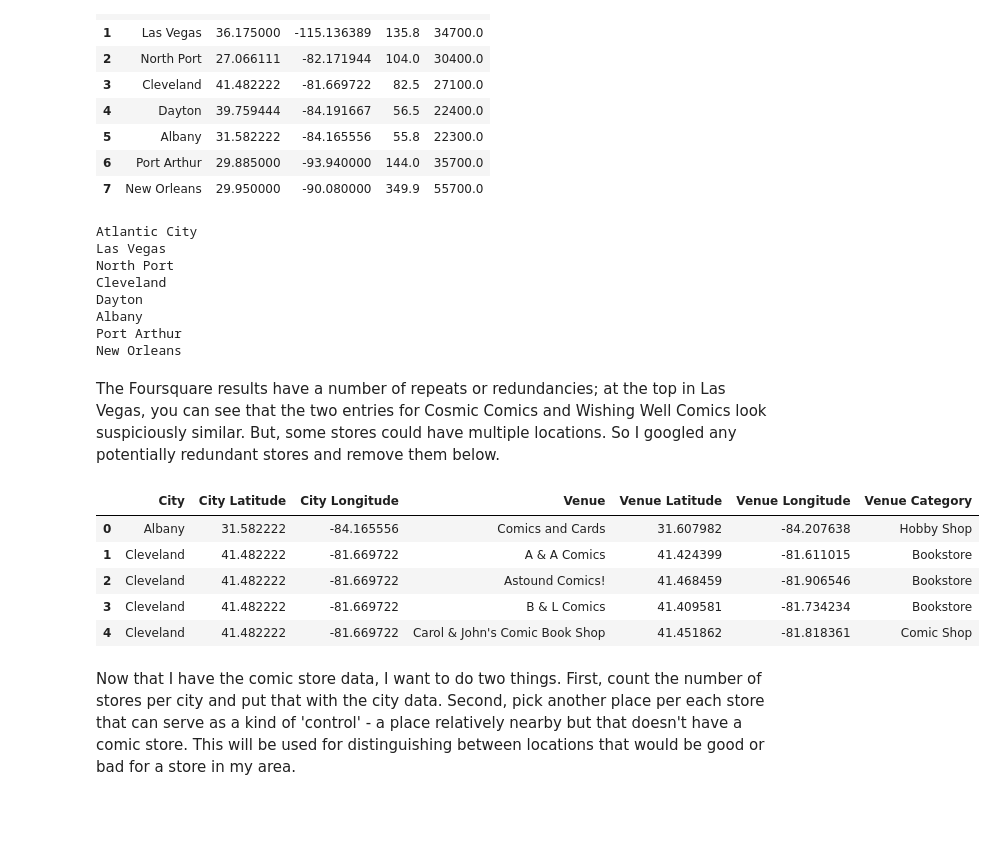
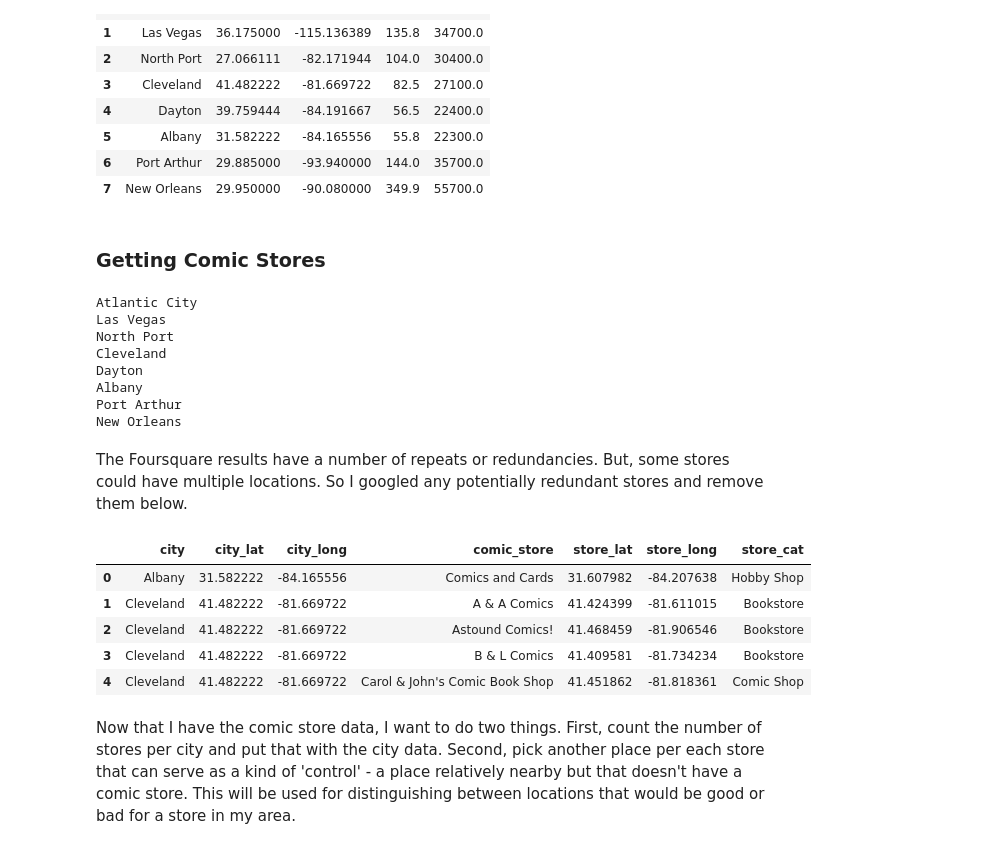
Before and after one commit to akonkel/Coursera_Capstone, a Jupyter notebook: capstone_notebook.ipynb, the cells around one changed output. Saved outputs shown, nothing was run; the diff lists cells and outputs as text; code cells hidden in the pictures; blank space fills up the shorter version.

```diff
--- a/capstone_notebook.ipynb
+++ b/capstone_notebook.ipynb
@@ -96,6 +98,8 @@ geo_data
 | 5 | Albany | 31.582222 | -84.165556 | 55.8 | 22300.0 |
 | 6 | Port Arthur | 29.885000 | -93.940000 | 144.0 | 35700.0 |
 | 7 | New Orleans | 29.950000 | -90.080000 | 349.9 | 55700.0 |
+# %% [markdown]
+### Getting Comic Stores
 # %%
 # I don't expect there to be more than, say, 10 comic stores in any city.  But I'll allow up to 50
 LIMIT = 50
@@ -163,13 +167,14 @@ Albany
 Port Arthur
 New Orleans
 # %% [markdown]
-The Foursquare results have a number of repeats or redundancies; at the top in Las Vegas, you can see that the two entries for Cosmic Comics and Wishing Well Comics look suspiciously similar.  But, some stores could have multiple locations.  So I googled any potentially redundant stores and remove them below.
+The Foursquare results have a number of repeats or redundancies.  But, some stores could have multiple locations.  So I googled any potentially redundant stores and remove them below.
 # %%
 redundant_rows = [11,22,23,35,36,41,57,62,67]
 final_stores = stores.drop(redundant_rows).reset_index(drop=True)
+final_stores.columns = ['city', 'city_lat', 'city_long', 'comic_store', 'store_lat', 'store_long', 'store_cat']
 final_stores.head()
 # %% [output]
-|  | City | City Latitude | City Longitude | Venue | Venue Latitude | Venue Longitude | Venue Category |
+|  | city | city_lat | city_long | comic_store | store_lat | store_long | store_cat |
 | 0 | Albany | 31.582222 | -84.165556 | Comics and Cards | 31.607982 | -84.207638 | Hobby Shop |
 | 1 | Cleveland | 41.482222 | -81.669722 | A & A Comics | 41.424399 | -81.611015 | Bookstore |
 | 2 | Cleveland | 41.482222 | -81.669722 | Astound Comics! | 41.468459 | -81.906546 | Bookstore |
```
Also changed, not shown: parts of 13 cells of this notebook.
